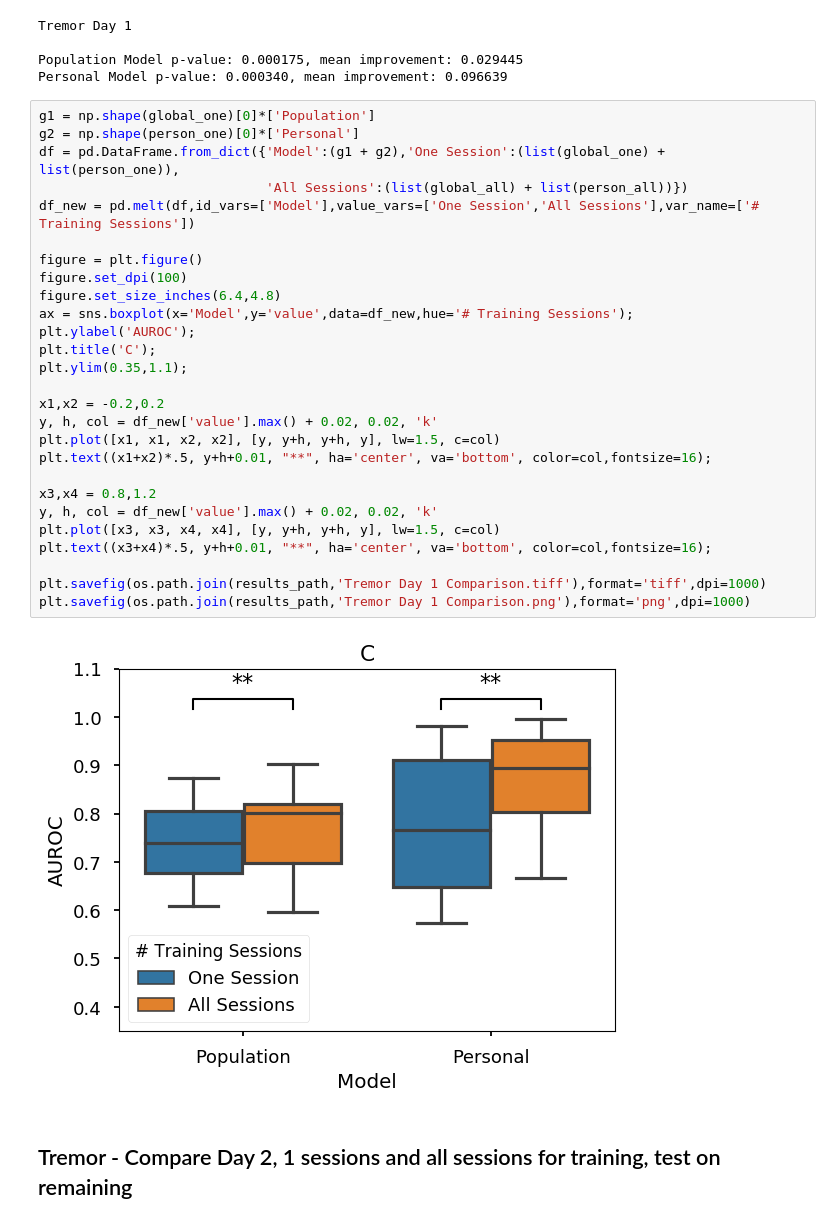
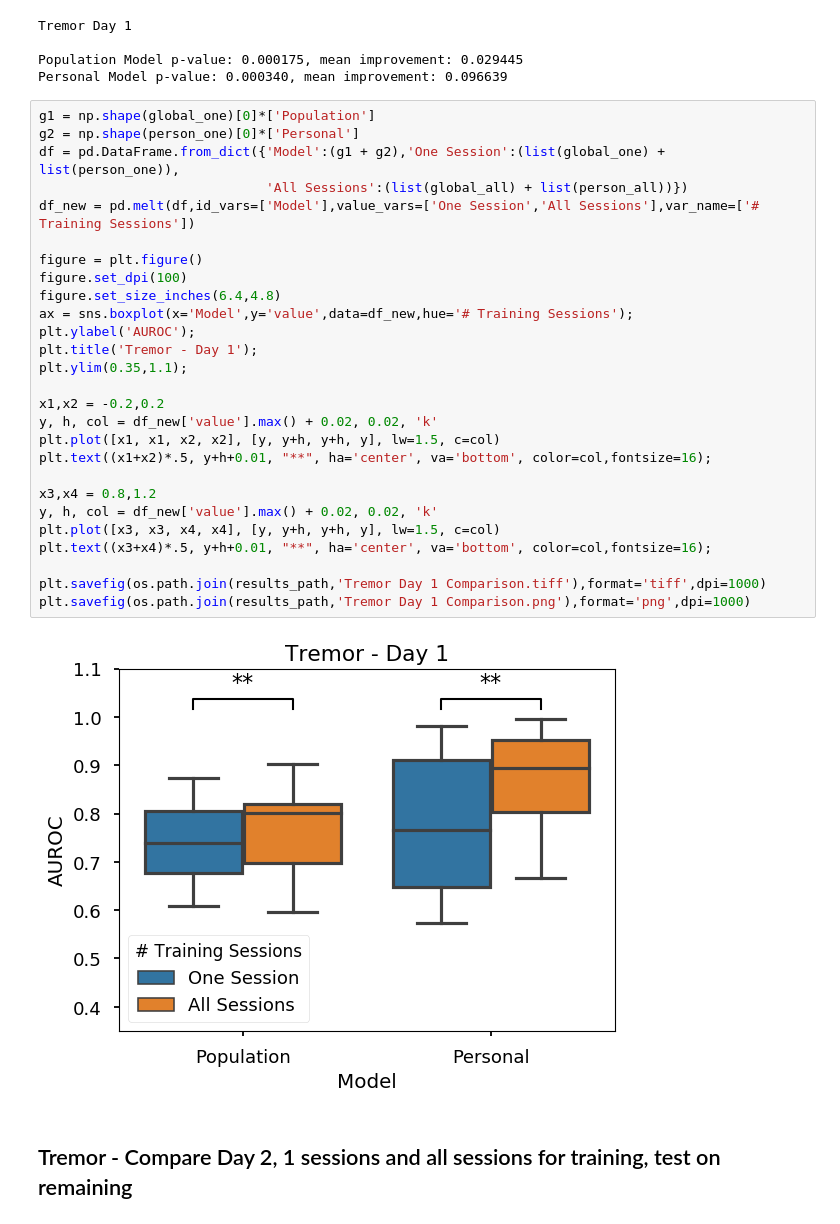
Before and after one commit to nshawen/CIS_PD, a Jupyter notebook: PaperAnalysis.ipynb, the cells around one changed output. Drawn from its saved outputs; the diff is of its cells as text.

```diff
--- a/PaperAnalysis.ipynb
+++ b/PaperAnalysis.ipynb
@@ -1752,32 +1752,32 @@ Personal Model p-value: 0.000340, mean improvement: 0.096639
 # %%
 g1 = np.shape(global_one)[0]*['Population']
 g2 = np.shape(person_one)[0]*['Personal']
 df = pd.DataFrame.from_dict({'Model':(g1 + g2),'One Session':(list(global_one) + list(person_one)),
                              'All Sessions':(list(global_all) + list(person_all))})
 df_new = pd.melt(df,id_vars=['Model'],value_vars=['One Session','All Sessions'],var_name=['# Training Sessions'])
 
 figure = plt.figure()
 figure.set_dpi(100)
 figure.set_size_inches(6.4,4.8)
 ax = sns.boxplot(x='Model',y='value',data=df_new,hue='# Training Sessions');
 plt.ylabel('AUROC');
-plt.title('C');
+plt.title('Tremor - Day 1');
 plt.ylim(0.35,1.1);
 
 x1,x2 = -0.2,0.2
 y, h, col = df_new['value'].max() + 0.02, 0.02, 'k'
 plt.plot([x1, x1, x2, x2], [y, y+h, y+h, y], lw=1.5, c=col)
 plt.text((x1+x2)*.5, y+h+0.01, "**", ha='center', va='bottom', color=col,fontsize=16);
 
 x3,x4 = 0.8,1.2
 y, h, col = df_new['value'].max() + 0.02, 0.02, 'k'
 plt.plot([x3, x3, x4, x4], [y, y+h, y+h, y], lw=1.5, c=col)
 plt.text((x3+x4)*.5, y+h+0.01, "**", ha='center', va='bottom', color=col,fontsize=16);
 
 plt.savefig(os.path.join(results_path,'Tremor Day 1 Comparison.tiff'),format='tiff',dpi=1000)
 plt.savefig(os.path.join(results_path,'Tremor Day 1 Comparison.png'),format='png',dpi=1000)
 # %% [output]
-[figure, old version]
+[figure, new version]
 # %% [markdown]
 ## Tremor - Compare Day 2, 1 sessions and all sessions for training, test on remaining
 # %%
```
Also changed, not shown: parts of 4 cells of this notebook.
